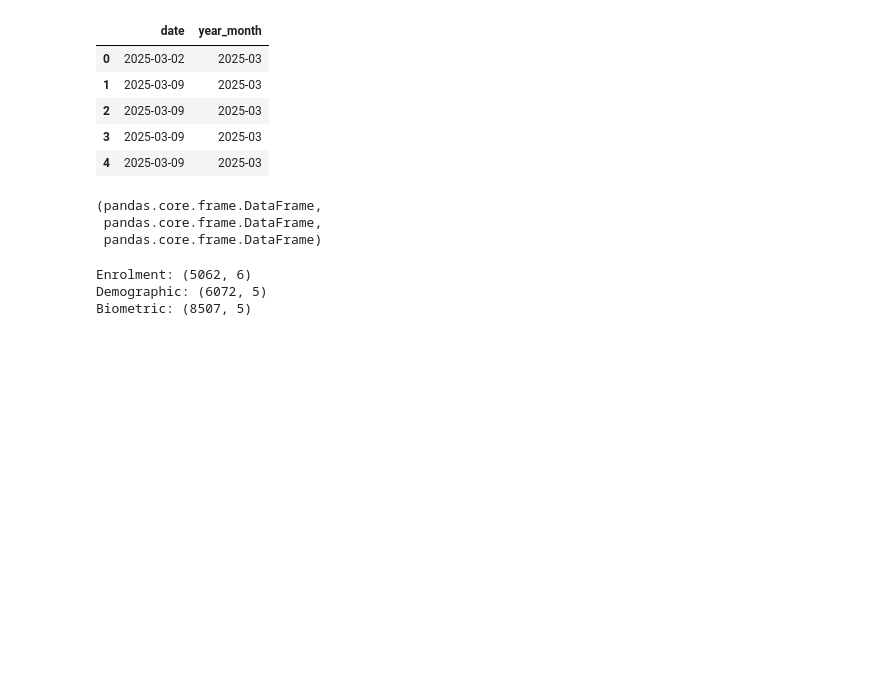
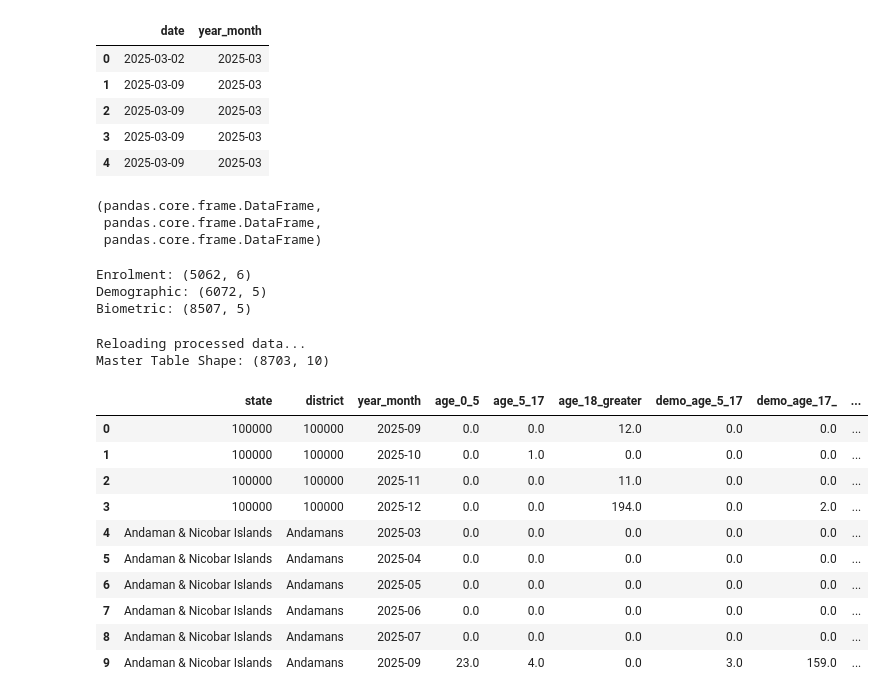
Before and after one commit to SrijanMandal19/UIDAI-Data-Hackathon-2026, a Jupyter notebook: notebooks/02_signal_engineering.ipynb, the cells around one changed output. Drawn from its saved outputs; the diff is of its cells as text; code cells hidden in the pictures; blank space fills up the shorter version.

```diff
--- a/notebooks/02_signal_engineering.ipynb
+++ b/notebooks/02_signal_engineering.ipynb
@@ -124,3 +124,49 @@ demo_signal.to_csv(
 bio_signal.to_csv(
     "data/processed/biometric_district_month.csv", index=False
 )
+# %%
+
+# 1. Load the processed files (Clean Start for Logic)
+print("Reloading processed data...")
+df_enrol = pd.read_csv("data/processed/enrolment_district_month.csv")
+df_demo = pd.read_csv("data/processed/demographic_district_month.csv")
+df_bio = pd.read_csv("data/processed/biometric_district_month.csv")
+
+# 2. Merge into Master Table
+# Merge Enrolment + Demographic
+df_master = pd.merge(
+    df_enrol,
+    df_demo,
+    on=['state', 'district', 'year_month'],
+    how='outer',
+    suffixes=('_enrol', '_demo')
+)
+
+# Merge + Biometric
+df_master = pd.merge(
+    df_master,
+    df_bio,
+    on=['state', 'district', 'year_month'],
+    how='outer',
+    suffixes=('', '_bio')
+)
+
+# Fill NaNs with 0 (Missing data implies 0 updates)
+df_master.fillna(0, inplace=True)
+
+print(f"Master Table Shape: {df_master.shape}")
+df_master.head(10)
+# %% [output]
+Reloading processed data...
+Master Table Shape: (8703, 10)
+|  | state | district | year_month | age_0_5 | age_5_17 | age_18_greater | demo_age_5_17 | demo_age_17_ | ... |
+| 0 | 100000 | 100000 | 2025-09 | 0.0 | 0.0 | 12.0 | 0.0 | 0.0 | ... |
+| 1 | 100000 | 100000 | 2025-10 | 0.0 | 1.0 | 0.0 | 0.0 | 0.0 | ... |
+| 2 | 100000 | 100000 | 2025-11 | 0.0 | 0.0 | 11.0 | 0.0 | 0.0 | ... |
+| 3 | 100000 | 100000 | 2025-12 | 0.0 | 0.0 | 194.0 | 0.0 | 2.0 | ... |
+| 4 | Andaman & Nicobar Islands | Andamans | 2025-03 | 0.0 | 0.0 | 0.0 | 0.0 | 0.0 | ... |
+| 5 | Andaman & Nicobar Islands | Andamans | 2025-04 | 0.0 | 0.0 | 0.0 | 0.0 | 0.0 | ... |
+| 6 | Andaman & Nicobar Islands | Andamans | 2025-05 | 0.0 | 0.0 | 0.0 | 0.0 | 0.0 | ... |
+| 7 | Andaman & Nicobar Islands | Andamans | 2025-06 | 0.0 | 0.0 | 0.0 | 0.0 | 0.0 | ... |
+| 8 | Andaman & Nicobar Islands | Andamans | 2025-07 | 0.0 | 0.0 | 0.0 | 0.0 | 0.0 | ... |
+| 9 | Andaman & Nicobar Islands | Andamans | 2025-09 | 23.0 | 4.0 | 0.0 | 3.0 | 159.0 | ... |
```
Also changed, not shown: parts of 17 cells of this notebook, 3 other files.
